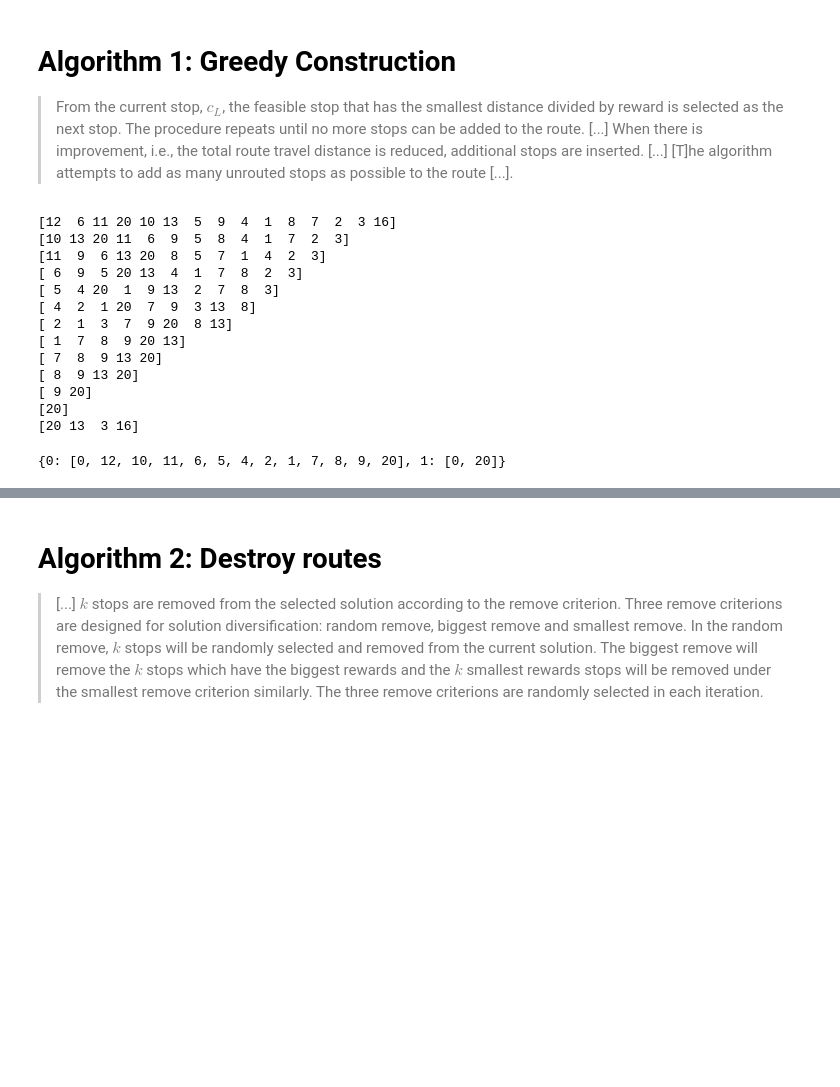
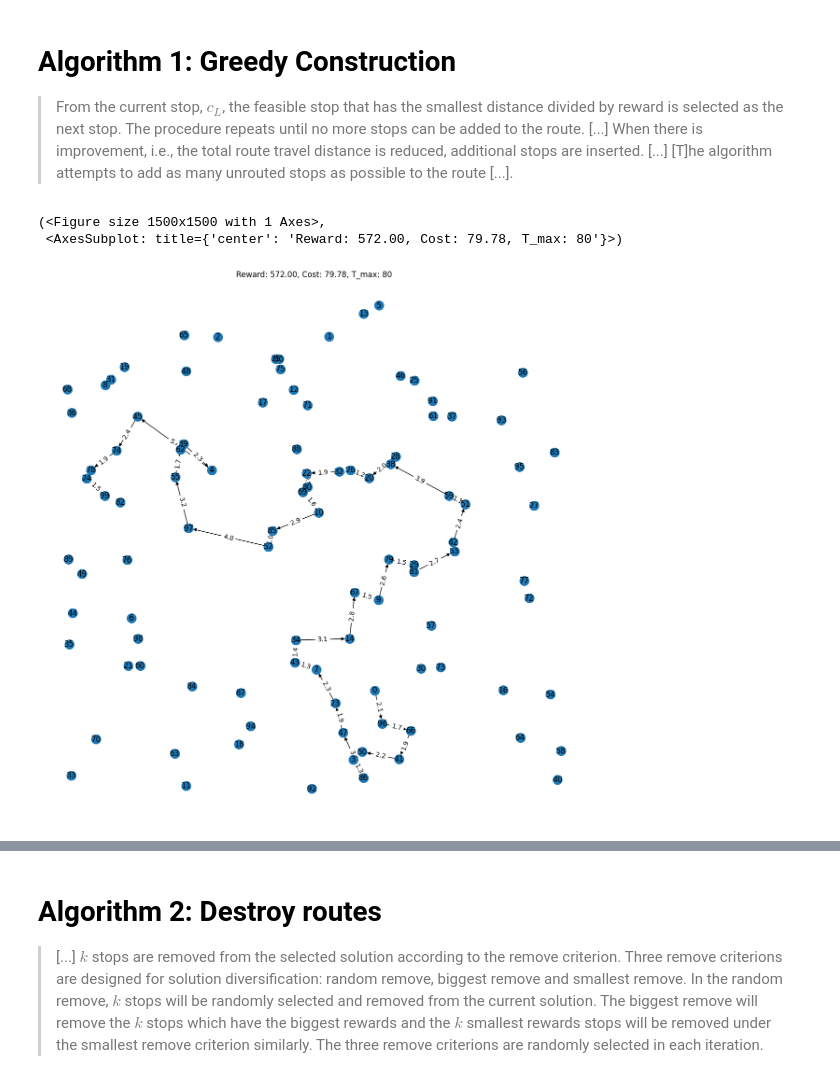
Before and after one commit to quachpas/ro06-top-solver, a Jupyter notebook: src/ALNS.ipynb, the cells around one changed output, grey strips where cells are left out. Drawn from its saved outputs; the diff is of its cells as text; code cells hidden in the pictures; blank space fills up the shorter version.

Commit message:
UPDATE: two-opt + plot route

```diff
--- a/src/ALNS.ipynb
+++ b/src/ALNS.ipynb
@@ -92,10 +161,15 @@ def feasible(instance: TestInstance, route: list[int]) -> list:
 # %%
 def construction(instance: TestInstance):
+    # Initialise instance
+    instance = deepcopy(instance)
+    instance.routed = np.zeros(instance.N, dtype=bool) # Remove start and stop
+    instance.routed[0] = True
+    instance.solution = {team: [0] for team in range(instance.m)}
+
     # For each team
     for team in range(instance.m):
         # Repeat while there is a feasible unrouted stop
         while len(feasible_list := feasible(instance, instance.solution[team])) > 0:
-            print(feasible_list)
             # Greedy feasible stop
             c = feasible_list[0]
 
@@ -106,29 +180,18 @@ def construction(instance: TestInstance):
             if c != instance.N - 1:
                 instance.routed[c] = True
 
+    # Improve routes using the intra-route improvement
+
     return instance
 # %%
 # Instance
-instance = deepcopy(Tsiligirides["Set_21_234"][0])
+instance = Chao["Set_100_234"][1]
 
 # Set all stops unrouted
-instance.routed = np.zeros(instance.N, dtype=bool) # Remove start and stop
-instance.routed[0] = True
-instance.solution = {team: [0] for team in range(instance.m)}
-
-construction(instance).solution
+solution = construction(instance).solution
-# %% [output]
-[12  6 11 20 10 13  5  9  4  1  8  7  2  3 16]
-[10 13 20 11  6  9  5  8  4  1  7  2  3]
-[11  9  6 13 20  8  5  7  1  4  2  3]
-[ 6  9  5 20 13  4  1  7  8  2  3]
-[ 5  4 20  1  9 13  2  7  8  3]
-[ 4  2  1 20  7  9  3 13  8]
-[ 2  1  3  7  9 20  8 13]
-[ 1  7  8  9 20 13]
-[ 7  8  9 13 20]
-[ 8  9 13 20]
-[ 9 20]
-[20]
-[20 13  3 16]
-{0: [0, 12, 10, 11, 6, 5, 4, 2, 1, 7, 8, 9, 20], 1: [0, 20]}
+# %%
+plot_route(instance, solution[0], figsize=(15, 15))
+# %% [output]
+(<Figure size 1500x1500 with 1 Axes>,
+ <AxesSubplot: title={'center': 'Reward: 572.00, Cost: 79.78, T_max: 80'}>)
+[figure, added]
```
Also changed, not shown: parts of 12 cells of this notebook, 3 other files.
